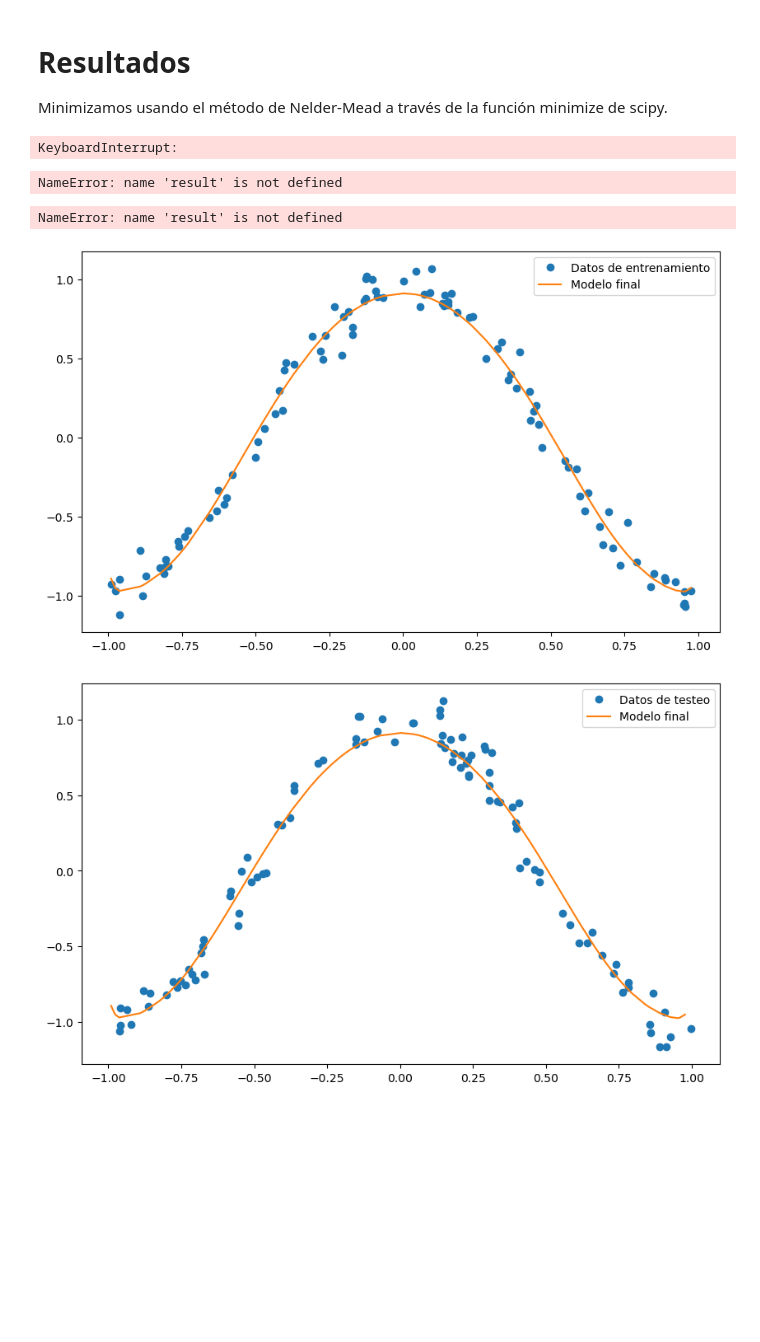
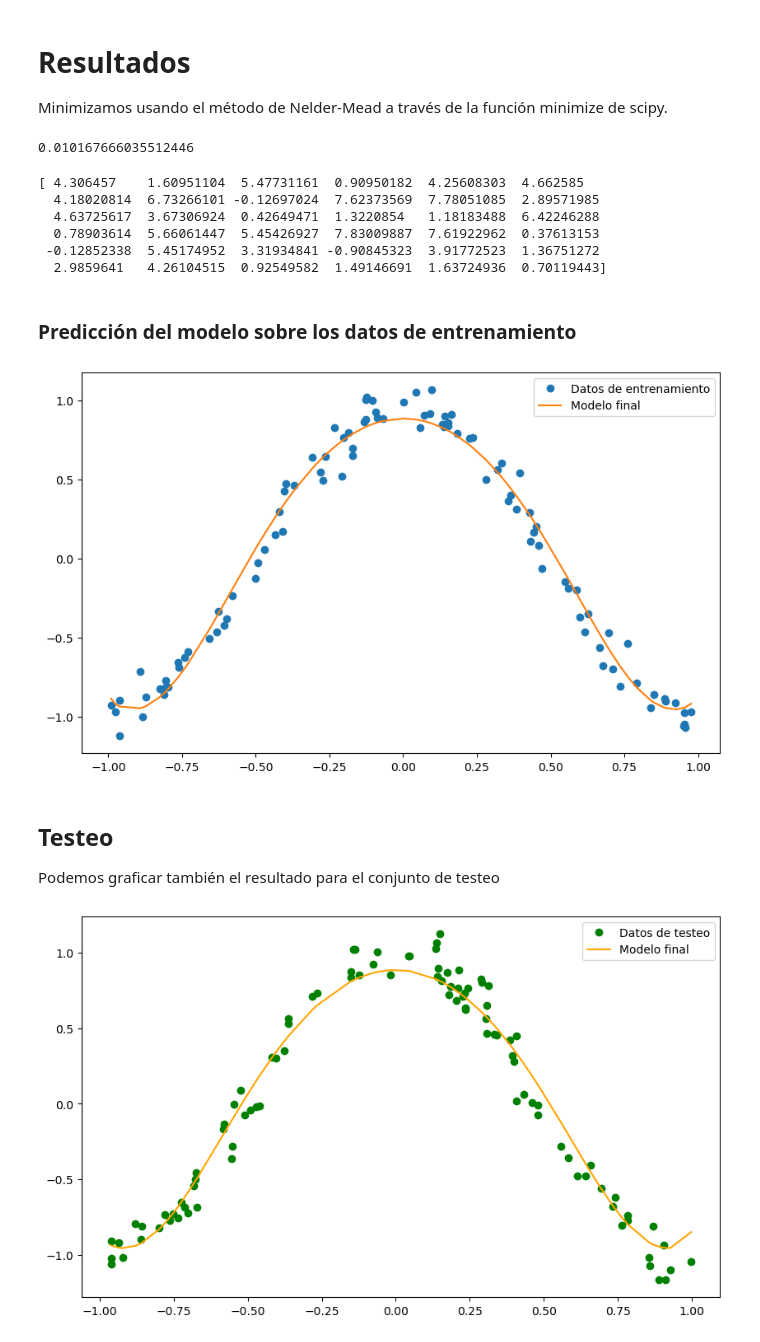
Before and after one commit to sofips/qcl, a Jupyter notebook: qcl_tutorial_es.ipynb, the cells around one changed output. Saved outputs shown, nothing was run; the diff lists cells and outputs as text; code cells hidden in the pictures; blank space fills up the shorter version.

```diff
--- a/qcl_tutorial_es.ipynb
+++ b/qcl_tutorial_es.ipynb
@@ -51,7 +52,7 @@ Simularemos un circuito cuántico que "aprenda" a reproducir estos datos. Utiliz
 # %%
 ########  Parameter  #############
-nqubit = 6 ## number of qubit
-c_depth = 6 ## depth of circuit
+nqubit = 4 ## number of qubit
+c_depth = 3 ## depth of circuit
 # %% [markdown]
 ### Librería qulacs
 
@@ -277,59 +275,44 @@ Minimizamos usando el método de Nelder-Mead a través de la función minimize d
 # %%
 from scipy.optimize import minimize
 result = minimize(cost_func, theta_init, method='Nelder-Mead')
-# %% [output]
-KeyboardInterrupt:
 # %%
 # Función costo luego de optimizar
 result.fun
 # %% [output]
-NameError: name 'result' is not defined
+0.010167666035512446
 # %%
 # Parámetros optimizados
 theta_opt = result.x
 print(theta_opt)
 # %% [output]
-NameError: name 'result' is not defined
+[ 4.306457    1.60951104  5.47731161  0.90950182  4.25608303  4.662585
+  4.18020814  6.73266101 -0.12697024  7.62373569  7.78051085  2.89571985
+  4.63725617  3.67306924  0.42649471  1.3220854   1.18183488  6.42246288
+  0.78903614  5.66061447  5.45426927  7.83009887  7.61922962  0.37613153
+ -0.12852338  5.45174952  3.31934841 -0.90845323  3.91772523  1.36751272
+  2.9859641   4.26104515  0.92549582  1.49146691  1.63724936  0.70119443]
+# %% [markdown]
+### Predicción del modelo sobre los datos de entrenamiento
 # %%
 # Insert optimized theta into U_out
-#set_U_out(theta_opt)
-# Plot
-plt.figure(figsize=(10, 6))
-xlist = np.arange(x_min, x_max, 0.02)
-
+set_U_out(theta_opt)
 # teacher data
-plt.plot(x_train, y_train, "o", label='Datos de entrenamiento')
-
-# Figure basing on inital parameter theta
-#plt.plot(xlist, y_init, '--', label='Initial Model Prediction', c='gray')
-
+plt.figure(figsize=(10, 6)); plt.plot(x_train, y_train, "o", label='Datos de entrenamiento')
 # Prediction of the model
 y_pred = np.array([qcl_pred(x, U_out) for x in np.sort(x_train)])
-plt.plot(np.sort(x_train), y_pred, label='Modelo final')
-
-plt.legend()
-plt.show()
+plt.plot(np.sort(x_train), y_pred, label='Modelo final');plt.legend() ; plt.show()
 # %% [output]
-[figure, old version]
+[figure, new version]
+# %% [markdown]
+## Testeo
+
+Podemos graficar también el resultado para el conjunto de testeo
 # %%
-# Insert optimized theta into U_out
-#set_U_out(theta_opt)
-# Plot
-plt.figure(figsize=(10, 6))
-xlist = np.arange(x_min, x_max, 0.02)
-
 # teacher data
-plt.plot(x_test, y_test, "o", label='Datos de testeo')
-
-# Figure basing on inital parameter theta
-#plt.plot(xlist, y_init, '--', label='Initial Model Prediction', c='gray')
-
+plt.figure(figsize=(10, 6)); plt.plot(x_test, y_test, "o", label='Datos de testeo', color = 'green')
 # Prediction of the model
-y_pred = np.array([qcl_pred(x, U_out) for x in np.sort(x_train)])
-plt.plot(np.sort(x_train), y_pred, label='Modelo final')
-
-plt.legend()
-plt.show()
+y_pred = np.array([qcl_pred(x, U_out) for x in np.sort(x_test)])
+plt.plot(np.sort(x_test), y_pred, label='Modelo final', color = 'orange');plt.legend();plt.show()
 # %% [output]
-[figure, old version]
+[figure, new version]
 # %% [markdown]
```
Also changed, not shown: parts of 26 cells of this notebook.
